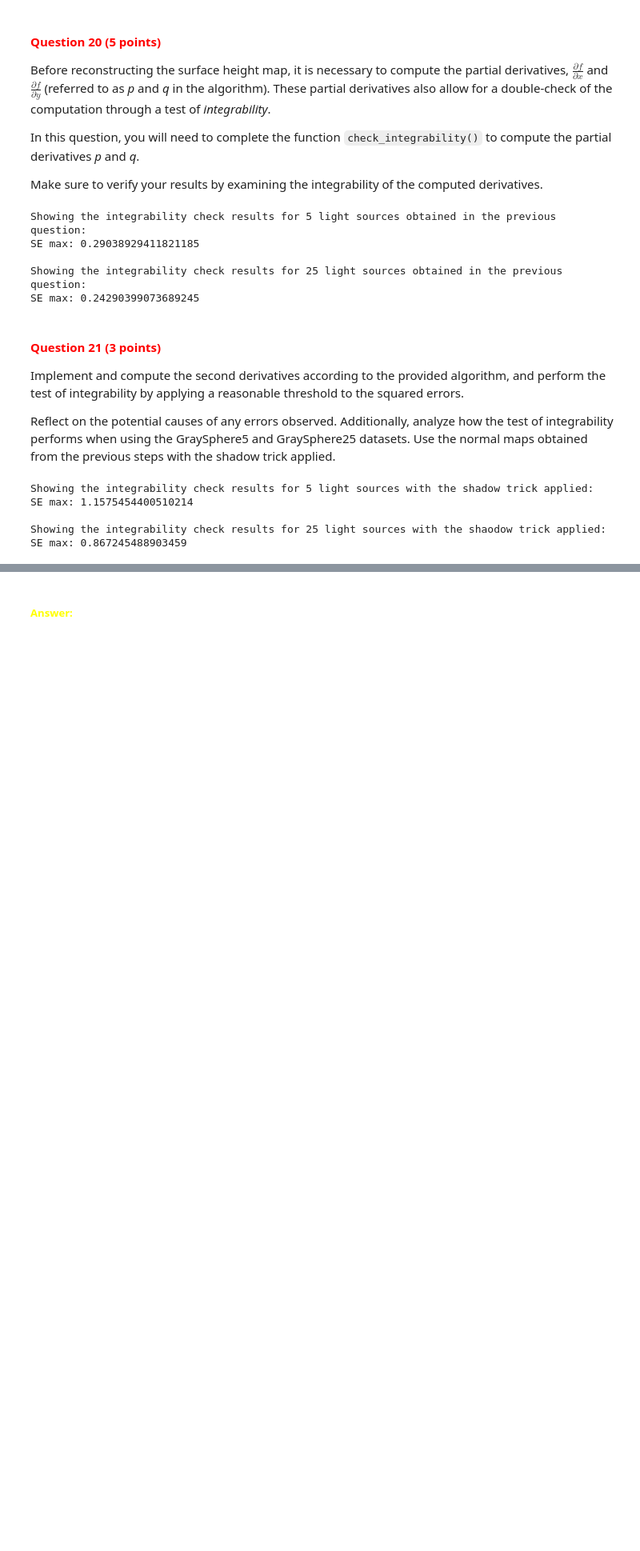
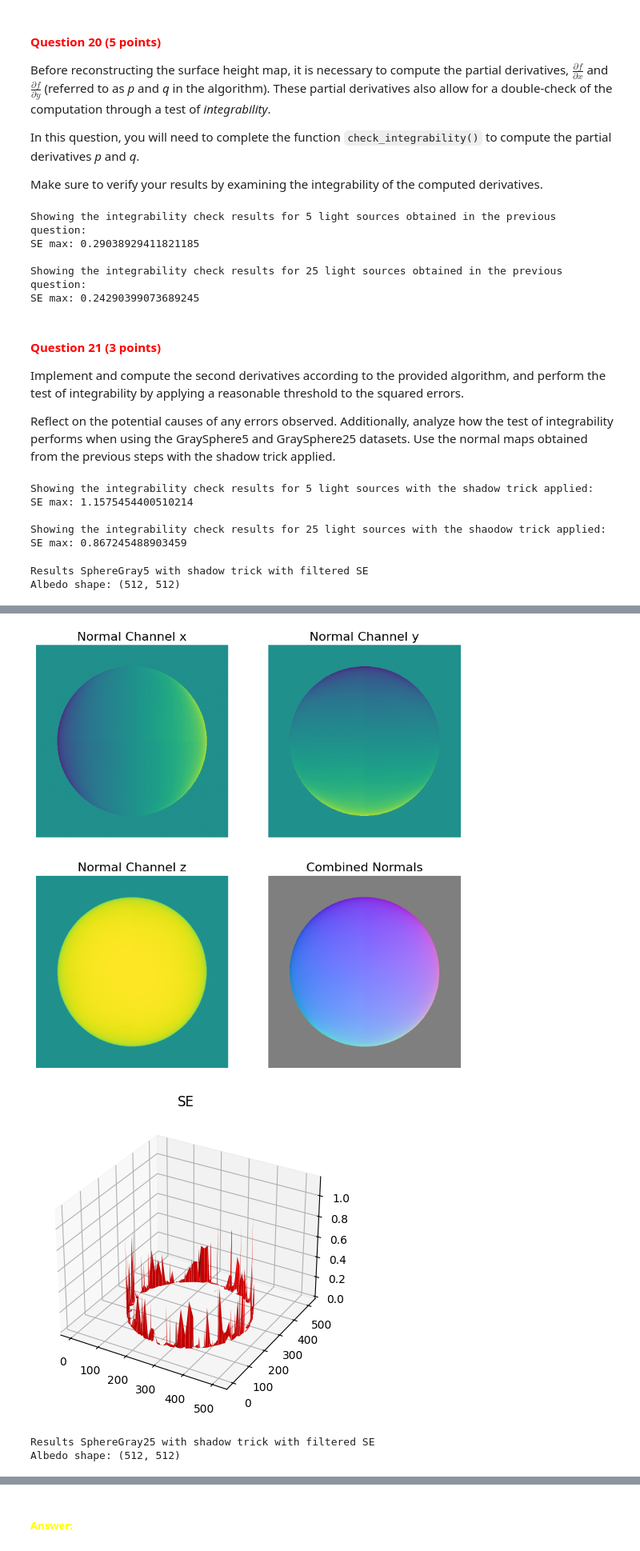
Before and after one commit to Joselgc1/CV1-Labs, a Jupyter notebook: Lab1/cv1-lab-1.ipynb, the cells around one changed output, grey strips where cells are left out. Shown at 80% size. Drawn from its saved outputs; the diff is of its cells as text; code cells hidden in the pictures; blank space fills up the shorter version.

```diff
--- a/Lab1/cv1-lab-1.ipynb
+++ b/Lab1/cv1-lab-1.ipynb
@@ -1168,7 +1199,7 @@ def check_integrability(normals):
     # Compute the squared errors (SE) of the mixed partial derivatives
     SE = (dp - dq) ** 2
 
-    return p, q, SE
+    return -p, -q, SE
 # %%
 # Use the normals that you found in the previous question
 p_5, q_5, SE_5 = check_integrability(normals_5)
@@ -1210,3 +1241,19 @@ SE max: 1.1575454400510214
 
 Showing the integrability check results for 25 light sources with the shaodow trick applied:
 SE max: 0.867245488903459
+# %%
+# set threshold
+threshold = 1e-4
+
+# 5 light sources
+print("Results SphereGray5 with shadow trick with filtered SE")
+filtred_SE_5_trick= np.where(SE_5_trick > threshold, SE_5_trick, np.nan)
+show_results(albedo_5_trick, normals_5_trick, height_map=None, SE=filtred_SE_5_trick)
+
+# 25 light sources
+print("Results SphereGray25 with shadow trick with filtered SE")
+filtred_SE_25_trick= np.where(SE_25_trick > threshold, SE_25_trick, np.nan)
+show_results(albedo_25_trick, normals_25_trick, height_map=None, SE=filtred_SE_25_trick)
+# %% [output]
+Results SphereGray5 with shadow trick with filtered SE
+Albedo shape: (512, 512)
@@ -1212,0 +1261,4 @@ SE max: 0.867245488903459
+[figure, added]
+[figure, added]
+Results SphereGray25 with shadow trick with filtered SE
+Albedo shape: (512, 512)
```
Also changed, not shown: parts of 26 cells of this notebook.
